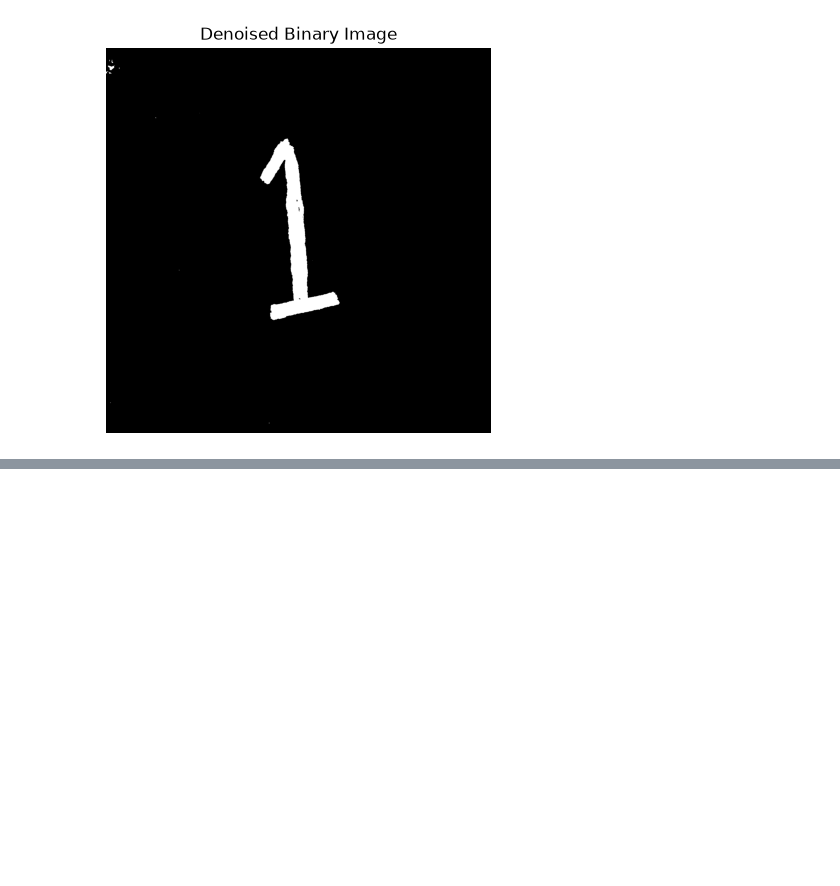
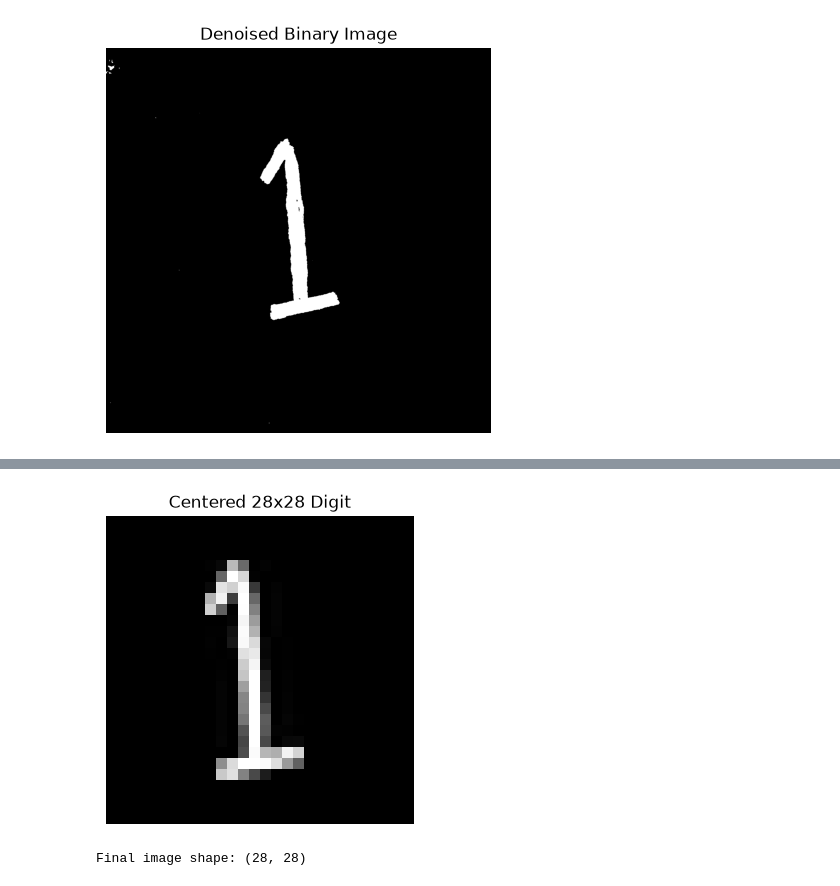
Before and after one commit to mtalhaimran104/deep-learning-journey, a Jupyter notebook: 00_projects/02_mnist_digit_recognition/digit_recognition.ipynb, the cells around one changed output, grey strips where cells are left out. Saved outputs shown, nothing was run; the diff lists cells and outputs as text; code cells hidden in the pictures; blank space fills up the shorter version.

```diff
--- a/00_projects/02_mnist_digit_recognition/digit_recognition.ipynb
+++ b/00_projects/02_mnist_digit_recognition/digit_recognition.ipynb
@@ -144,0 +187,27 @@ Cropped digit shape: (1511, 971)
+# %%
+#Place the Digit on a 28 × 28 Canvas
+
+# Create a black 28x28 canvas
+canvas = np.zeros((28, 28), dtype=np.uint8)
+
+# Calculate the position to center the resized digit
+y_offset = (28 - new_height) // 2
+x_offset = (28 - new_width) // 2
+
+# Place the resized digit onto the canvas
+canvas[
+    y_offset:y_offset + new_height,
+    x_offset:x_offset + new_width
+] = resized_digit
+
+# Display the centered digit
+plt.figure(figsize=(4, 4))
+plt.imshow(canvas, cmap="gray")
+plt.title("Centered 28x28 Digit")
+plt.axis("off")
+plt.show()
+
+print("Final image shape:", canvas.shape)
+# %% [output]
+[figure, added]
+Final image shape: (28, 28)
```
Also changed, not shown: parts of 28 cells of this notebook, 2 other files.
